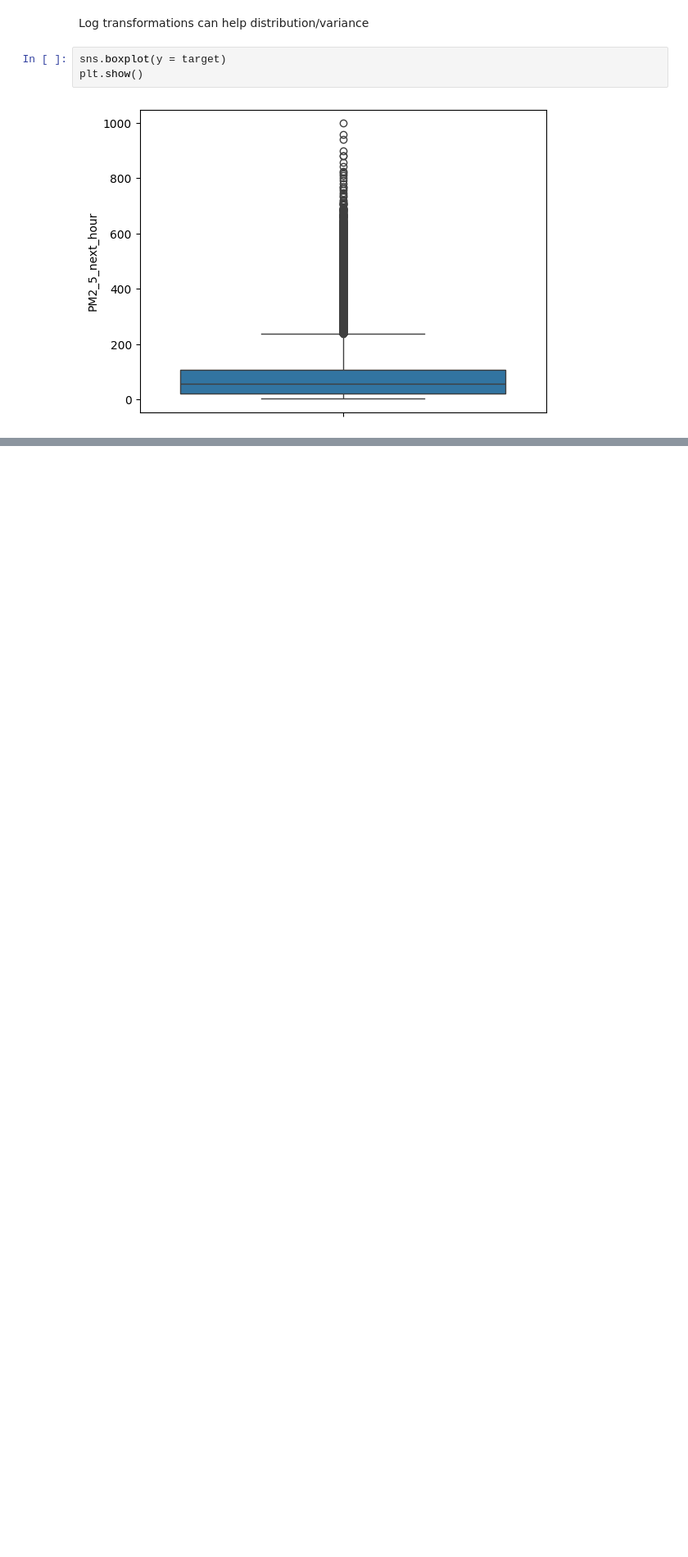
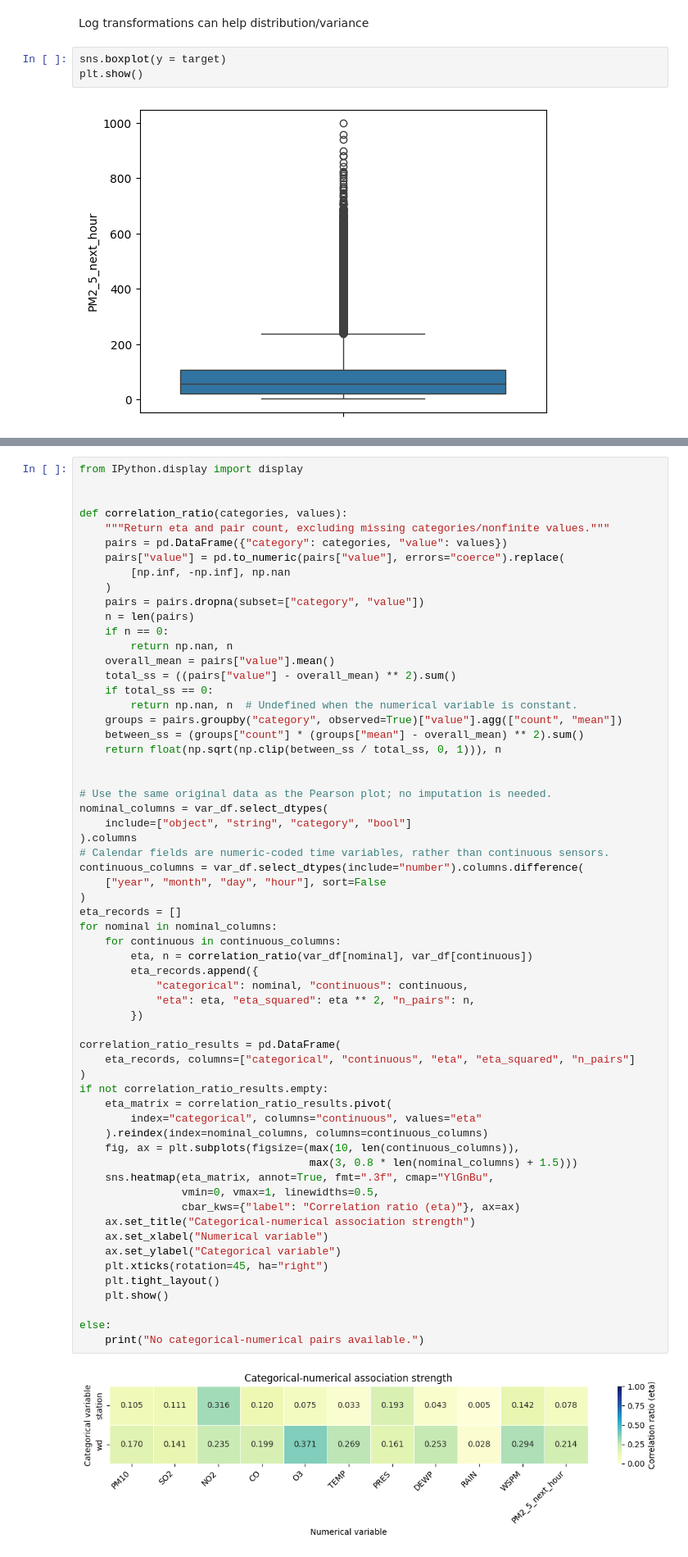
Before and after one commit to alexandertruong7981/datathon-cookathon, a Jupyter notebook: AT_attempt/AT_Attempt.ipynb, the cells around one changed output, grey strips where cells are left out. Shown at 82% size. Drawn from its saved outputs; the diff is of its cells as text; blank space fills up the shorter version.

```diff
--- a/AT_attempt/AT_Attempt.ipynb
+++ b/AT_attempt/AT_Attempt.ipynb
@@ -89,0 +119,63 @@ df.describe().round(4)
+# %%
+from IPython.display import display
+
+
+def correlation_ratio(categories, values):
+    """Return eta and pair count, excluding missing categories/nonfinite values."""
+    pairs = pd.DataFrame({"category": categories, "value": values})
+    pairs["value"] = pd.to_numeric(pairs["value"], errors="coerce").replace(
+        [np.inf, -np.inf], np.nan
+    )
+    pairs = pairs.dropna(subset=["category", "value"])
+    n = len(pairs)
+    if n == 0:
+        return np.nan, n
+    overall_mean = pairs["value"].mean()
+    total_ss = ((pairs["value"] - overall_mean) ** 2).sum()
+    if total_ss == 0:
+        return np.nan, n  # Undefined when the numerical variable is constant.
+    groups = pairs.groupby("category", observed=True)["value"].agg(["count", "mean"])
+    between_ss = (groups["count"] * (groups["mean"] - overall_mean) ** 2).sum()
+    return float(np.sqrt(np.clip(between_ss / total_ss, 0, 1))), n
+
+
+# Use the same original data as the Pearson plot; no imputation is needed.
+nominal_columns = var_df.select_dtypes(
+    include=["object", "string", "category", "bool"]
+).columns
+# Calendar fields are numeric-coded time variables, rather than continuous sensors.
+continuous_columns = var_df.select_dtypes(include="number").columns.difference(
+    ["year", "month", "day", "hour"], sort=False
+)
+eta_records = []
+for nominal in nominal_columns:
+    for continuous in continuous_columns:
+        eta, n = correlation_ratio(var_df[nominal], var_df[continuous])
+        eta_records.append({
+            "categorical": nominal, "continuous": continuous,
+            "eta": eta, "eta_squared": eta ** 2, "n_pairs": n,
+        })
+
+correlation_ratio_results = pd.DataFrame(
+    eta_records, columns=["categorical", "continuous", "eta", "eta_squared", "n_pairs"]
+)
+if not correlation_ratio_results.empty:
+    eta_matrix = correlation_ratio_results.pivot(
+        index="categorical", columns="continuous", values="eta"
+    ).reindex(index=nominal_columns, columns=continuous_columns)
+    fig, ax = plt.subplots(figsize=(max(10, len(continuous_columns)),
+                                    max(3, 0.8 * len(nominal_columns) + 1.5)))
+    sns.heatmap(eta_matrix, annot=True, fmt=".3f", cmap="YlGnBu",
+                vmin=0, vmax=1, linewidths=0.5,
+                cbar_kws={"label": "Correlation ratio (eta)"}, ax=ax)
+    ax.set_title("Categorical-numerical association strength")
+    ax.set_xlabel("Numerical variable")
+    ax.set_ylabel("Categorical variable")
+    plt.xticks(rotation=45, ha="right")
+    plt.tight_layout()
+    plt.show()
+
+else:
+    print("No categorical-numerical pairs available.")
+# %% [output]
+[figure, added]
```
Also changed, not shown: parts of 26 cells of this notebook, 23 other files.
